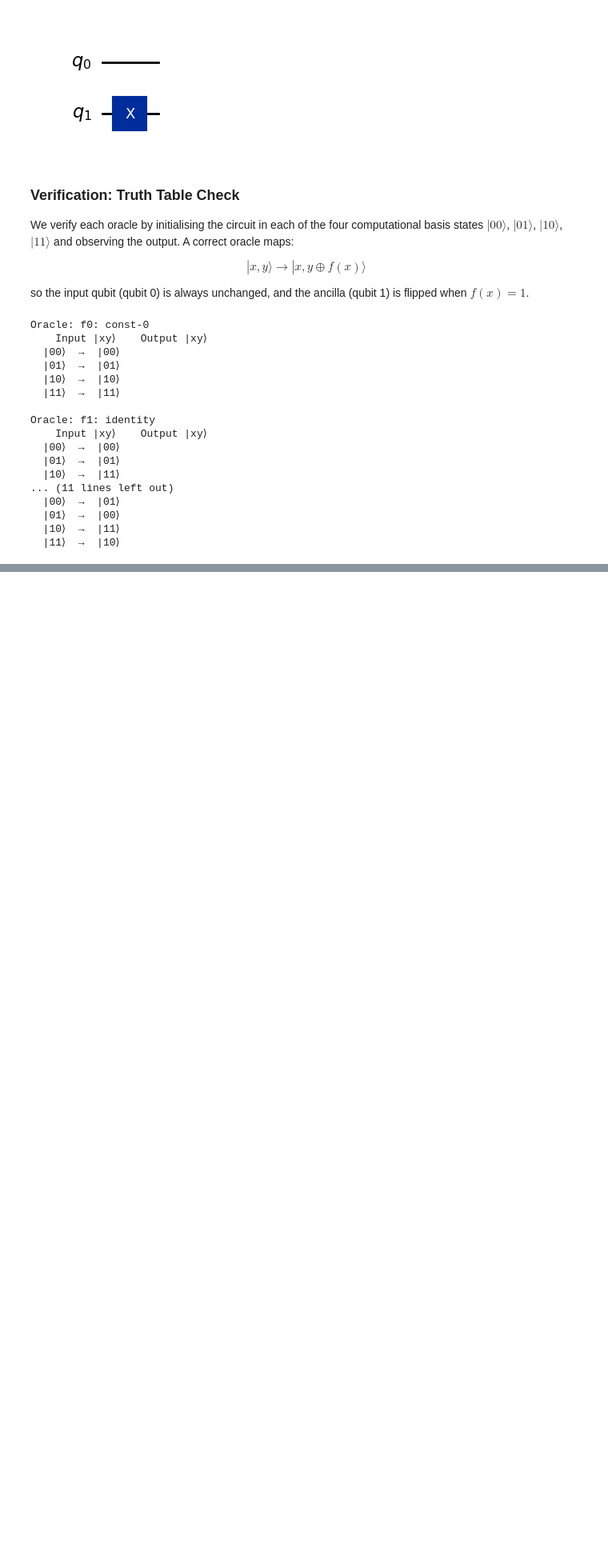
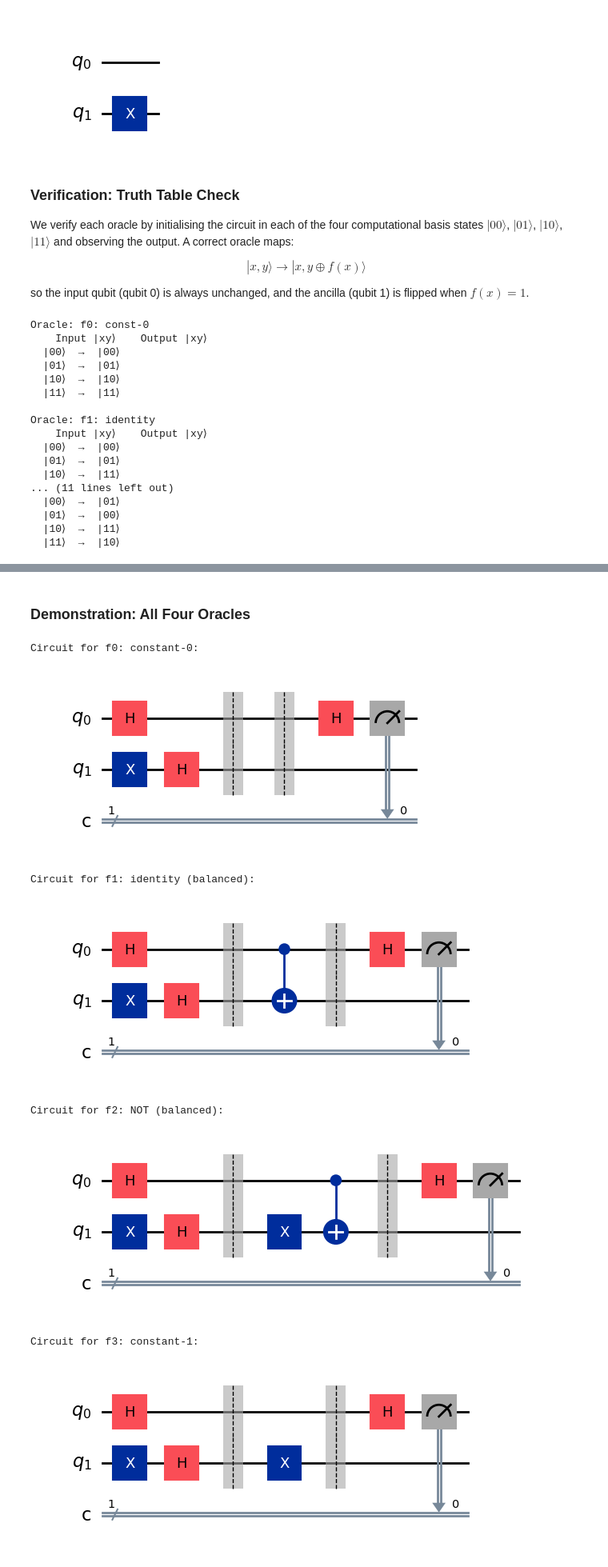
Before and after one commit to ViktorKobylka/emerging_technologies_g00425163, a Jupyter notebook: problems.ipynb, the cells around one changed output, grey strips where cells are left out. Shown at 80% size. Drawn from its saved outputs; the diff is of its cells as text; code cells hidden in the pictures; blank space fills up the shorter version.

Commit message:
Add Deutsch's algorithm with state vector walkthrough

```diff
--- a/problems.ipynb
+++ b/problems.ipynb
@@ -473,0 +583,26 @@ Oracle: f1: identity
+# %% [markdown]
+### Demonstration: All Four Oracles
+# %%
+# Draw the Deutsch circuit for each oracle.
+oracle_list = [
+    (oracle_f0, 'f0: constant-0', 'constant'),
+    (oracle_f1, 'f1: identity (balanced)', 'balanced'),
+    (oracle_f2, 'f2: NOT (balanced)', 'balanced'),
+    (oracle_f3, 'f3: constant-1', 'constant'),
+]
+
+for oracle_fn, name, expected in oracle_list:
+    oracle = oracle_fn()
+    qc = build_deutsch_circuit(oracle)
+    print(f"Circuit for {name}:")
+    display(qc.draw(output='mpl'))
+    print()
+# %% [output]
+Circuit for f0: constant-0:
+[figure, added]
+Circuit for f1: identity (balanced):
+[figure, added]
+Circuit for f2: NOT (balanced):
+[figure, added]
+Circuit for f3: constant-1:
+[figure, added]
```
Also changed, not shown: parts of 10 cells of this notebook, 1 other file.
